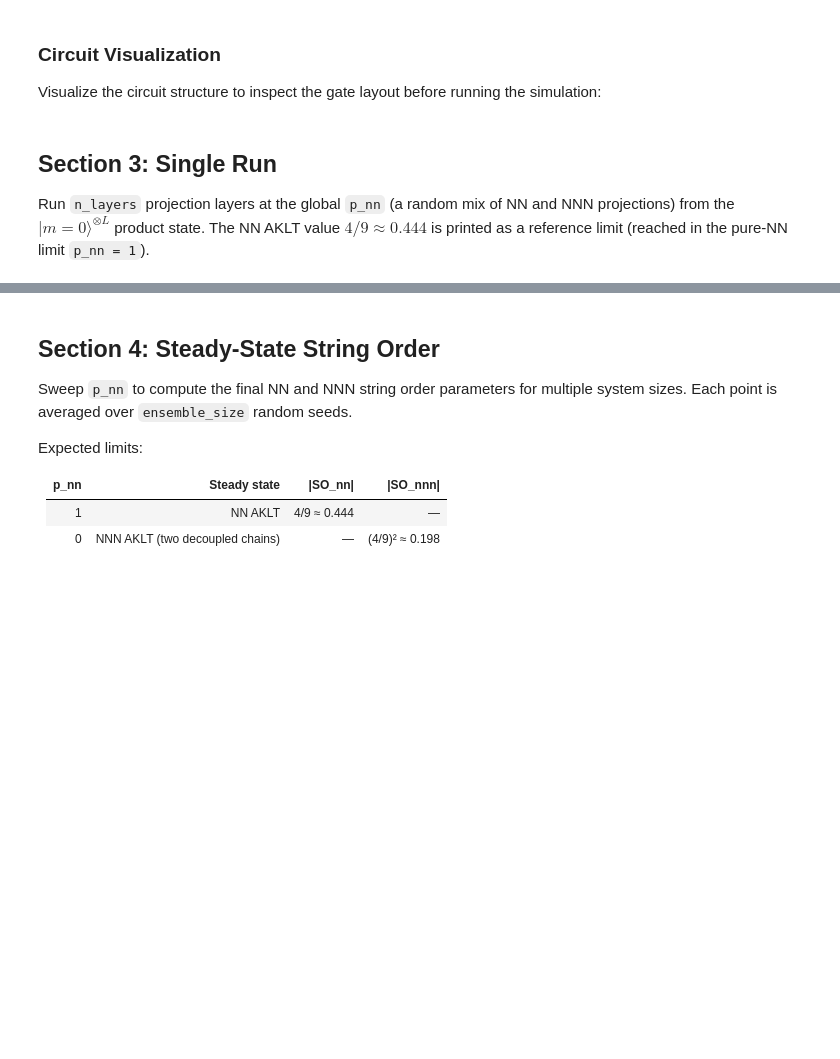
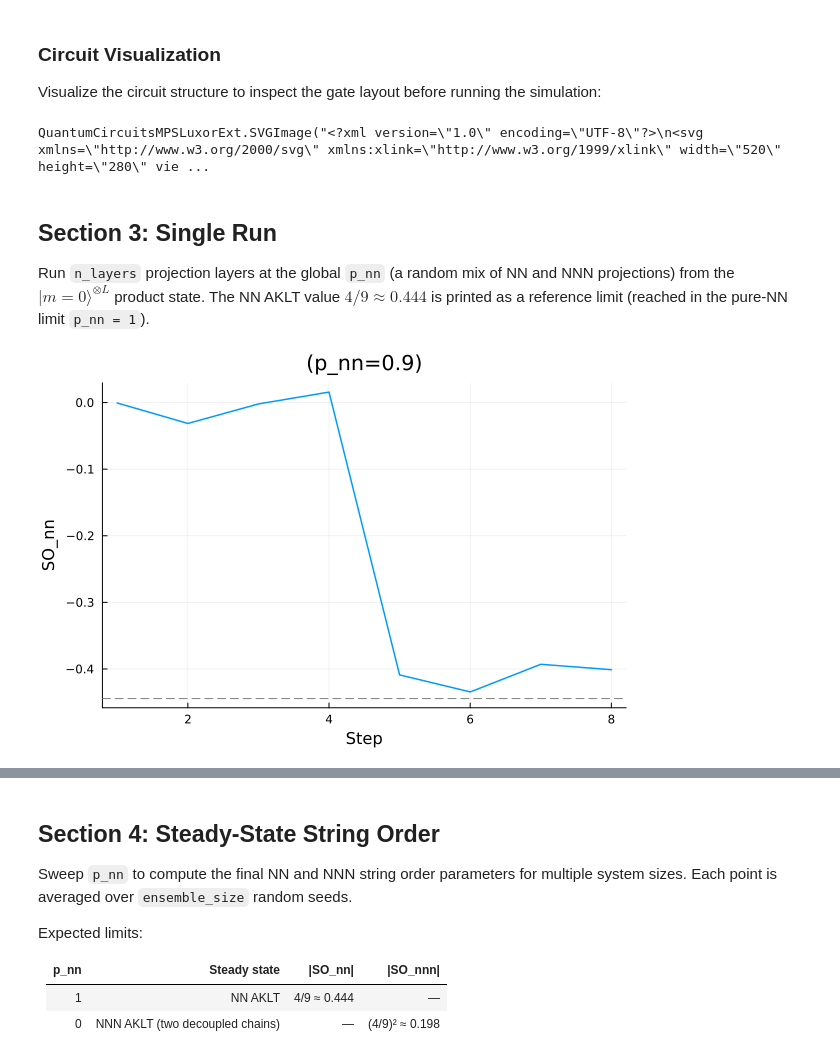
Before and after one commit to hainingpan/QuantumCircuitsMPS.jl, a Jupyter notebook: examples/AKLT_forcedmeas.ipynb, the cells around one changed output, grey strips where cells are left out. Saved outputs shown, nothing was run; the diff lists cells and outputs as text; code cells hidden in the pictures; blank space fills up the shorter version.

```diff
--- a/examples/AKLT_forcedmeas.ipynb
+++ b/examples/AKLT_forcedmeas.ipynb
@@ -91,7 +96,9 @@ Circuit built successfully
 
 Visualize the circuit structure to inspect the gate layout before running the simulation:
 # %%
-plot_circuit(circuit; gates_spacetime=3, n_steps=4)
+plot_circuit(circuit; gates_spacetime=3, n_steps=1)
+# %% [output]
+QuantumCircuitsMPSLuxorExt.SVGImage("<?xml version=\"1.0\" encoding=\"UTF-8\"?>\n<svg xmlns=\"http://www.w3.org/2000/svg\" xmlns:xlink=\"http://www.w3.org/1999/xlink\" width=\"520\" height=\"280\" vie ...
 # %% [markdown]
 ## Section 3: Single Run
 
@@ -108,0 +117,7 @@ simulate!(circuit, state; n_steps=n_layers, record_when=:final_only)
+# %%
+p_fig = plot(state.observables[:SO_nn], xlabel="Step", ylabel="SO_nn", title="(p_nn=$p_nn)",
+     legend=false, lw=1.5)
+
+hline!(p_fig, [-4/9], ls=:dash, color=:gray, label="4/9")
+# %% [output]
+[figure, added]
```
Also changed, not shown: parts of 4 cells of this notebook, 5 other files.
